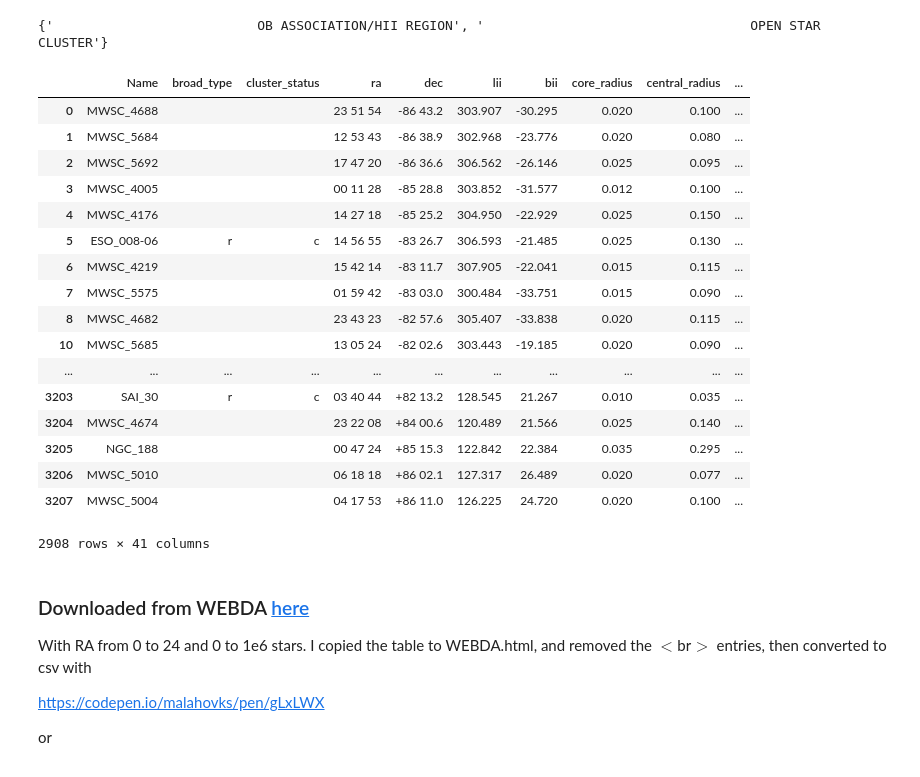
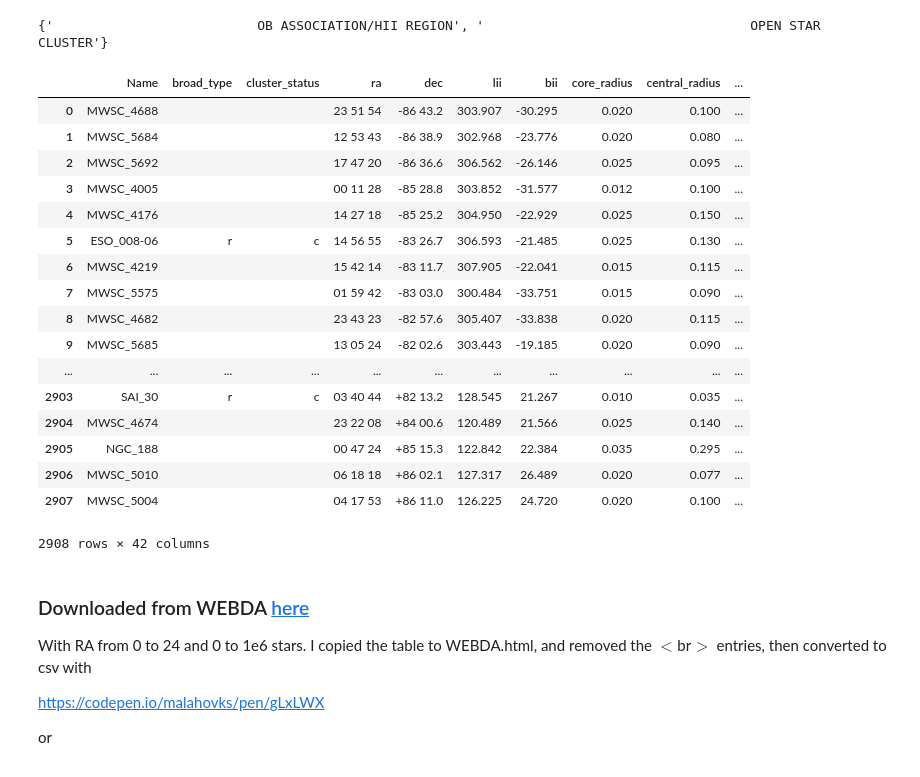
Before and after one commit to ageller/compileOCs, a Jupyter notebook: compileOCdata.ipynb, the cells around one changed output. Drawn from its saved outputs; the diff is of its cells as text; code cells hidden in the pictures.

Commit message:
working on adding Simbad names for matching

```diff
--- a/compileOCdata.ipynb
+++ b/compileOCdata.ipynb
@@ -9,9 +27,17 @@ import pandas as pd
 import numpy as np
 from scipy.stats import gaussian_kde
 import sys
+import time
+import re
 
 from astropy.coordinates import SkyCoord
 from astropy import units
+
+from astroquery.simbad import Simbad
+Simbad.TIMEOUT = 300 # sets the timeout to 60s
+
+import warnings
+warnings.filterwarnings('ignore', category=UserWarning, append=True)
 
 import matplotlib.pyplot as plt
 
@@ -21,46 +69,59 @@ pd.set_option('display.max_columns', 500)
 # %%
 #MWSC - Milky Way Star Clusters Catalog
 #https://heasarc.gsfc.nasa.gov/W3Browse/all/mwsc.html
 
-mwsc_df = pd.read_csv("MWSC.txt", header=3, delimiter='|')
-mwsc_df.columns = mwsc_df.columns.str.strip()
+fixMWSC = False
+if (fixMWSC):
+    mwsc_df = pd.read_csv("MWSC.txt", header=3, delimiter='|')
+    mwsc_df.columns = mwsc_df.columns.str.strip()
 
-#fix the IDs
-mwsc_ID = mwsc_df['Name']
-mwsc_ID = mwsc_ID.str.strip().str.replace( ' ','_' )
-mwsc_df['Name'] = mwsc_ID
 
-#take only the open clusters
-mwsc_df = mwsc_df.loc[(~mwsc_df['class'].str.strip().str.contains('GLOBULAR')) &
-                      (~mwsc_df['class'].str.strip().str.contains('NEBULA')) &
-                      (~mwsc_df['class'].str.strip().str.contains('UNIDENTIFIED'))]
+    #take only the open clusters
+    mwsc_df = mwsc_df.loc[(~mwsc_df['class'].str.strip().str.contains('GLOBULAR')) &
+                          (~mwsc_df['class'].str.strip().str.contains('NEBULA')) &
+                          (~mwsc_df['class'].str.strip().str.contains('UNIDENTIFIED'))]
 
-#remove the "Unnamed" columns
-mwsc_df = mwsc_df.loc[:, ~mwsc_df.columns.str.contains('^Unnamed')]
+    #remove the "Unnamed" columns
+    mwsc_df = mwsc_df.loc[:, ~mwsc_df.columns.str.contains('^Unnamed')]
 
-print(set(mwsc_df['class'].values))
+    print(set(mwsc_df['class'].values))
 
-mwsc_df#.loc[mwsc_df['Name'] == 'PTB_9']
+    #fix the IDs
+    mwsc_ID = mwsc_df['Name']
+    mwsc_ID = mwsc_ID.str.strip().str.replace( ' ','_' )
+    mwsc_df['Name'] = mwsc_ID
+
+    #add Simbad names for matching (if possible) so I reduce the duplicates
+    RA = [x + ' hour' for x in mwsc_df['ra']]
+    Dec = [x + 'degree' for x in mwsc_df['dec']]
+    simbad_ID = matchToSimbad(mwsc_ID, RA, Dec)
+    mwsc_df['Simbad_ID'] = simbad_ID
+
+    mwsc_df.to_csv('MWSC_clean.csv', index=False)
+
+
+mwsc_df = pd.read_csv('MWSC_clean.csv')
+mwsc_df
 # %% [output]
 {'                          OB ASSOCIATION/HII REGION', '                                  OPEN STAR CLUSTER'}
 |  | Name | broad_type | cluster_status | ra | dec | lii | bii | core_radius | central_radius | ... |
 | 0 | MWSC_4688 |  |  | 23 51 54 | -86 43.2 | 303.907 | -30.295 | 0.020 | 0.100 | ... |
 | 1 | MWSC_5684 |  |  | 12 53 43 | -86 38.9 | 302.968 | -23.776 | 0.020 | 0.080 | ... |
 | 2 | MWSC_5692 |  |  | 17 47 20 | -86 36.6 | 306.562 | -26.146 | 0.025 | 0.095 | ... |
 | 3 | MWSC_4005 |  |  | 00 11 28 | -85 28.8 | 303.852 | -31.577 | 0.012 | 0.100 | ... |
 | 4 | MWSC_4176 |  |  | 14 27 18 | -85 25.2 | 304.950 | -22.929 | 0.025 | 0.150 | ... |
 | 5 | ESO_008-06 | r | c | 14 56 55 | -83 26.7 | 306.593 | -21.485 | 0.025 | 0.130 | ... |
 | 6 | MWSC_4219 |  |  | 15 42 14 | -83 11.7 | 307.905 | -22.041 | 0.015 | 0.115 | ... |
 | 7 | MWSC_5575 |  |  | 01 59 42 | -83 03.0 | 300.484 | -33.751 | 0.015 | 0.090 | ... |
 | 8 | MWSC_4682 |  |  | 23 43 23 | -82 57.6 | 305.407 | -33.838 | 0.020 | 0.115 | ... |
-| 10 | MWSC_5685 |  |  | 13 05 24 | -82 02.6 | 303.443 | -19.185 | 0.020 | 0.090 | ... |
+| 9 | MWSC_5685 |  |  | 13 05 24 | -82 02.6 | 303.443 | -19.185 | 0.020 | 0.090 | ... |
 | ... | ... | ... | ... | ... | ... | ... | ... | ... | ... | ... |
-| 3203 | SAI_30 | r | c | 03 40 44 | +82 13.2 | 128.545 | 21.267 | 0.010 | 0.035 | ... |
-| 3204 | MWSC_4674 |  |  | 23 22 08 | +84 00.6 | 120.489 | 21.566 | 0.025 | 0.140 | ... |
-| 3205 | NGC_188 |  |  | 00 47 24 | +85 15.3 | 122.842 | 22.384 | 0.035 | 0.295 | ... |
-| 3206 | MWSC_5010 |  |  | 06 18 18 | +86 02.1 | 127.317 | 26.489 | 0.020 | 0.077 | ... |
-| 3207 | MWSC_5004 |  |  | 04 17 53 | +86 11.0 | 126.225 | 24.720 | 0.020 | 0.100 | ... |
+| 2903 | SAI_30 | r | c | 03 40 44 | +82 13.2 | 128.545 | 21.267 | 0.010 | 0.035 | ... |
+| 2904 | MWSC_4674 |  |  | 23 22 08 | +84 00.6 | 120.489 | 21.566 | 0.025 | 0.140 | ... |
+| 2905 | NGC_188 |  |  | 00 47 24 | +85 15.3 | 122.842 | 22.384 | 0.035 | 0.295 | ... |
+| 2906 | MWSC_5010 |  |  | 06 18 18 | +86 02.1 | 127.317 | 26.489 | 0.020 | 0.077 | ... |
+| 2907 | MWSC_5004 |  |  | 04 17 53 | +86 11.0 | 126.225 | 24.720 | 0.020 | 0.100 | ... |
-2908 rows × 41 columns
+2908 rows × 42 columns
 # %% [markdown]
 ### Downloaded from WEBDA [here](https://webda.physics.muni.cz/cluster_selall.html)
 
```
Also changed, not shown: parts of 24 cells of this notebook, 8 other files.
